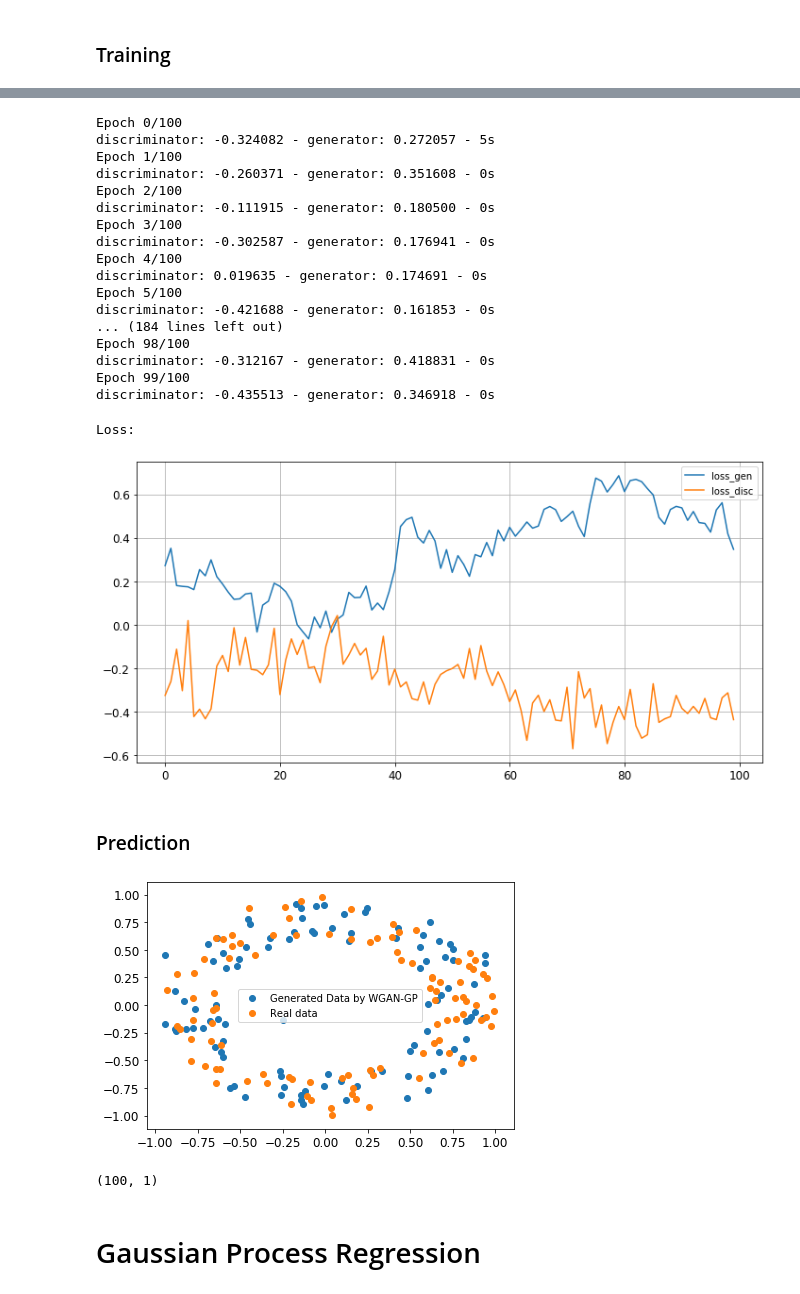
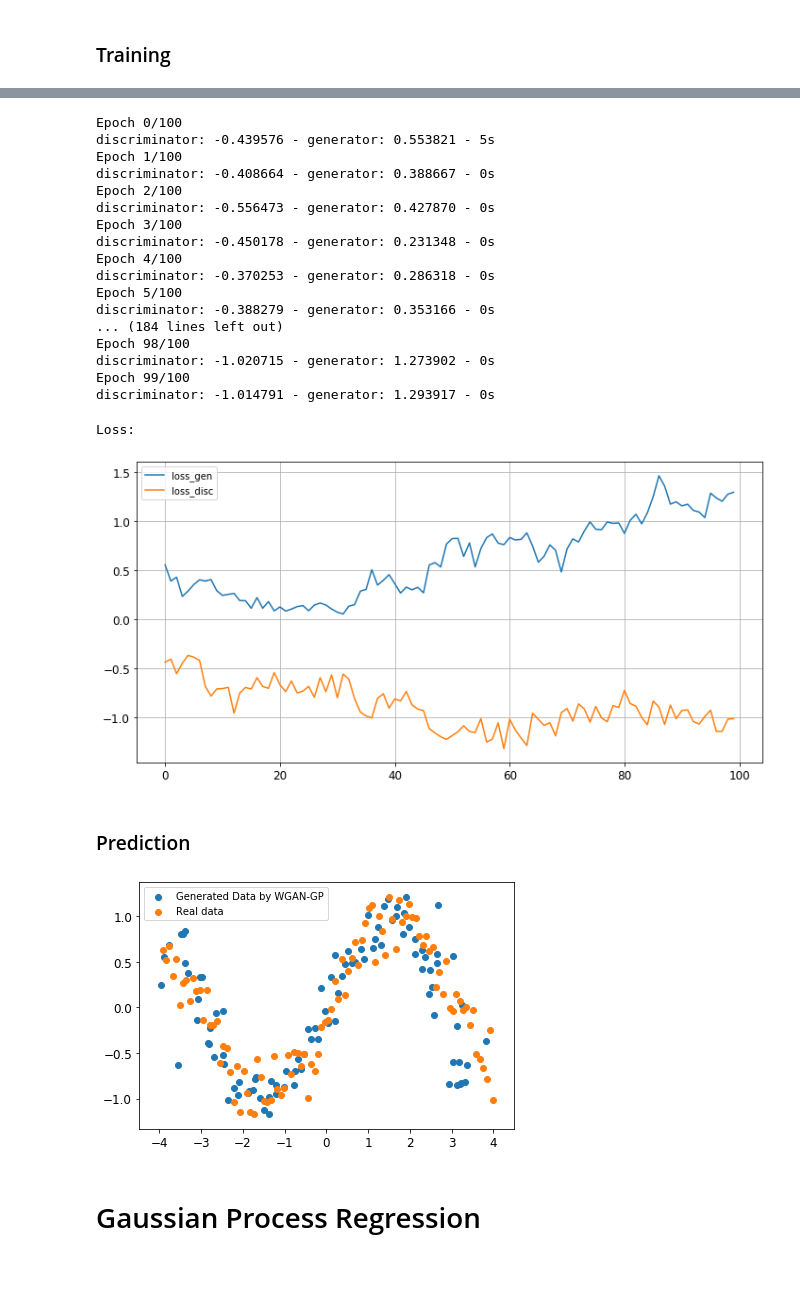
Before and after one commit to ellyess/WGAN-Regression, a Jupyter notebook: run_models.ipynb, the cells around one changed output, grey strips where cells are left out. Drawn from its saved outputs; the diff is of its cells as text; code cells hidden in the pictures.

```diff
--- a/run_models.ipynb
+++ b/run_models.ipynb
@@ -29,7 +29,7 @@ import WGAN_Model
 # 2 n_features sets "sinus", "circle", "multi", "moons", "heter"
 # 3 n_features sets "helix", "3d"
 
-scenario = "circle"
+scenario = "sinus"
 n_instance = 100 # number of generated points
 n_features = 2
 # %%
@@ -107,22 +87,22 @@ _________________________________________________________________
 hist = wgan.train(train_dataset, epochs=100)
 # %% [output]
 Epoch 0/100
-discriminator: -0.324082 - generator: 0.272057 - 5s
+discriminator: -0.439576 - generator: 0.553821 - 5s
 Epoch 1/100
-discriminator: -0.260371 - generator: 0.351608 - 0s
+discriminator: -0.408664 - generator: 0.388667 - 0s
 Epoch 2/100
-discriminator: -0.111915 - generator: 0.180500 - 0s
+discriminator: -0.556473 - generator: 0.427870 - 0s
 Epoch 3/100
-discriminator: -0.302587 - generator: 0.176941 - 0s
+discriminator: -0.450178 - generator: 0.231348 - 0s
 Epoch 4/100
-discriminator: 0.019635 - generator: 0.174691 - 0s
+discriminator: -0.370253 - generator: 0.286318 - 0s
 Epoch 5/100
-discriminator: -0.421688 - generator: 0.161853 - 0s
+discriminator: -0.388279 - generator: 0.353166 - 0s
 ... (184 lines left out)
 Epoch 98/100
-discriminator: -0.312167 - generator: 0.418831 - 0s
+discriminator: -1.020715 - generator: 1.273902 - 0s
 Epoch 99/100
-discriminator: -0.435513 - generator: 0.346918 - 0s
+discriminator: -1.014791 - generator: 1.293917 - 0s
 # %%
 # plot loss
 print('Loss: ')
@@ -134,37 +114,32 @@ ax.grid()
 plt.tight_layout()
 # %% [output]
 Loss:
-[figure, old version]
+[figure, new version]
 # %% [markdown]
 ### Prediction
 # %%
-X_generated = wgan.predict(X_test_concat_flatten, scaler1, X_test_concat)
+wgan_pred = wgan.predict(X_test_concat_flatten, scaler1, X_test_concat)
 # %%
 if scenario in ("3d", "helix"):
     ax = plt.subplot(projection='3d')
 
-    ax.scatter(X_generated[:,0], X_generated[:,1], X_generated[:,2], c='b', label='Generated Data')  # 绘制数据点,颜色是红色
+    ax.scatter(wgan_pred[:,0], wgan_pred[:,1], wgan_pred[:,2], c='b', label='Generated Data')  # 绘制数据点,颜色是红色
     ax.scatter(X_train[:,0], X_train[:,1], y_train, c='r')
 
     ax.set_zlabel('Z')
     ax.set_ylabel('Y')
     ax.set_xlabel('X')
 
     plt.legend(loc='best')
     plt.tight_layout()
 
 else:
-    plt.scatter(X_generated[:,0], X_generated[:,1], label="Generated Data by WGAN-GP")
+    plt.scatter(wgan_pred[:,0], wgan_pred[:,1], label="Generated Data by WGAN-GP")
     plt.scatter(X_train, y_train, label="Real data")
     plt.legend(loc='best')
     plt.tight_layout()
 # %% [output]
-[figure, old version]
+[figure, new version]
-# %%
-X_generated[:,1].shape
-X_train.reshape(-1,1).shape
-# %% [output]
-(100, 1)
 # %% [markdown]
 # Gaussian Process Regression
 # %%
```
Also changed, not shown: parts of 7 cells of this notebook, 17 other files.
